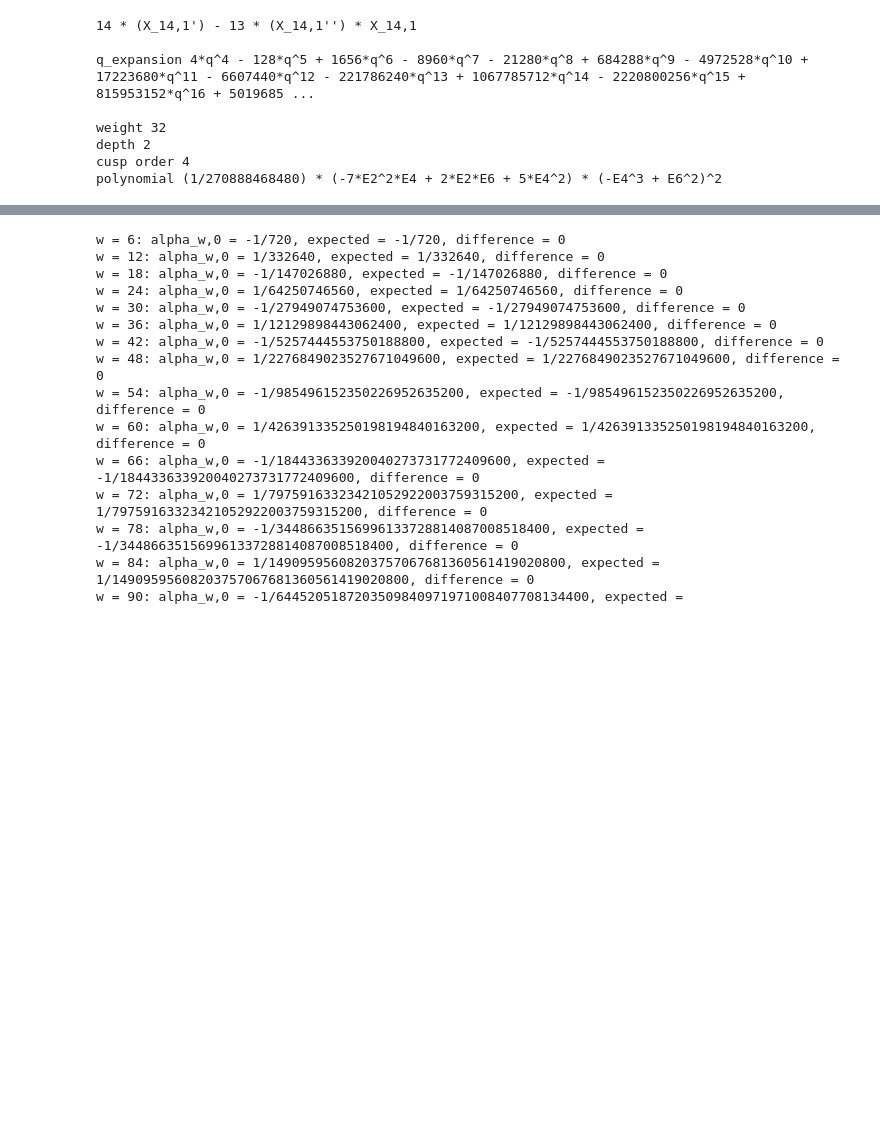
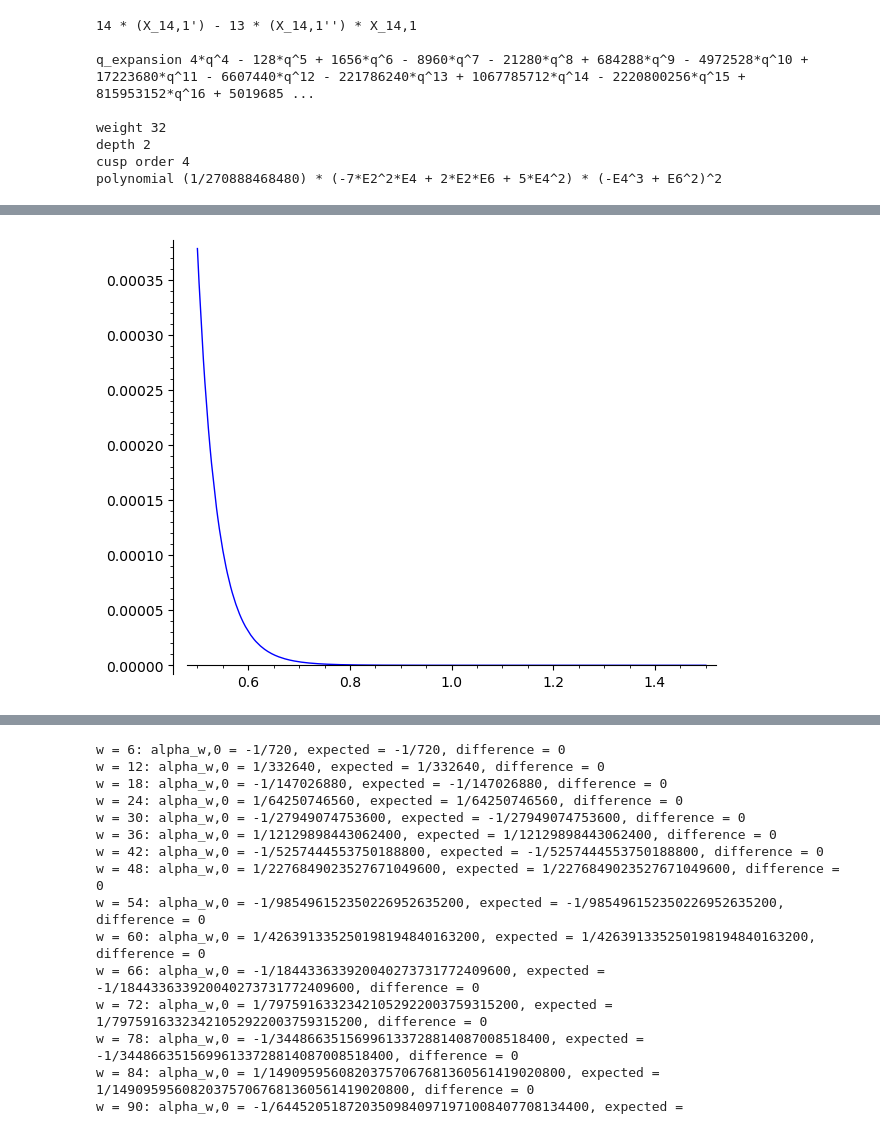
Before and after one commit to seewoo5/posqmf, a Jupyter notebook: polymod.ipynb, the cells around one changed output, grey strips where cells are left out. Cells and saved outputs as stored; diff of their text form; code cells hidden in the pictures; blank space fills up the shorter version.

```diff
--- a/polymod.ipynb
+++ b/polymod.ipynb
@@ -394,0 +462,5 @@ D = 2 * (x^16 + 1) + 2008 * (x^15 + x) + 562440 * (x^14 + x^2) + 29685800 * (x^1
+# %%
+f142_l2 = qm2_to_func(X_14_2_l2pos)
+plot(f142_l2, (t, 0.5, 1.5))
+# %% [output]
+[figure, added]
```
Also changed, not shown: parts of 20 cells of this notebook, 1 other file.
